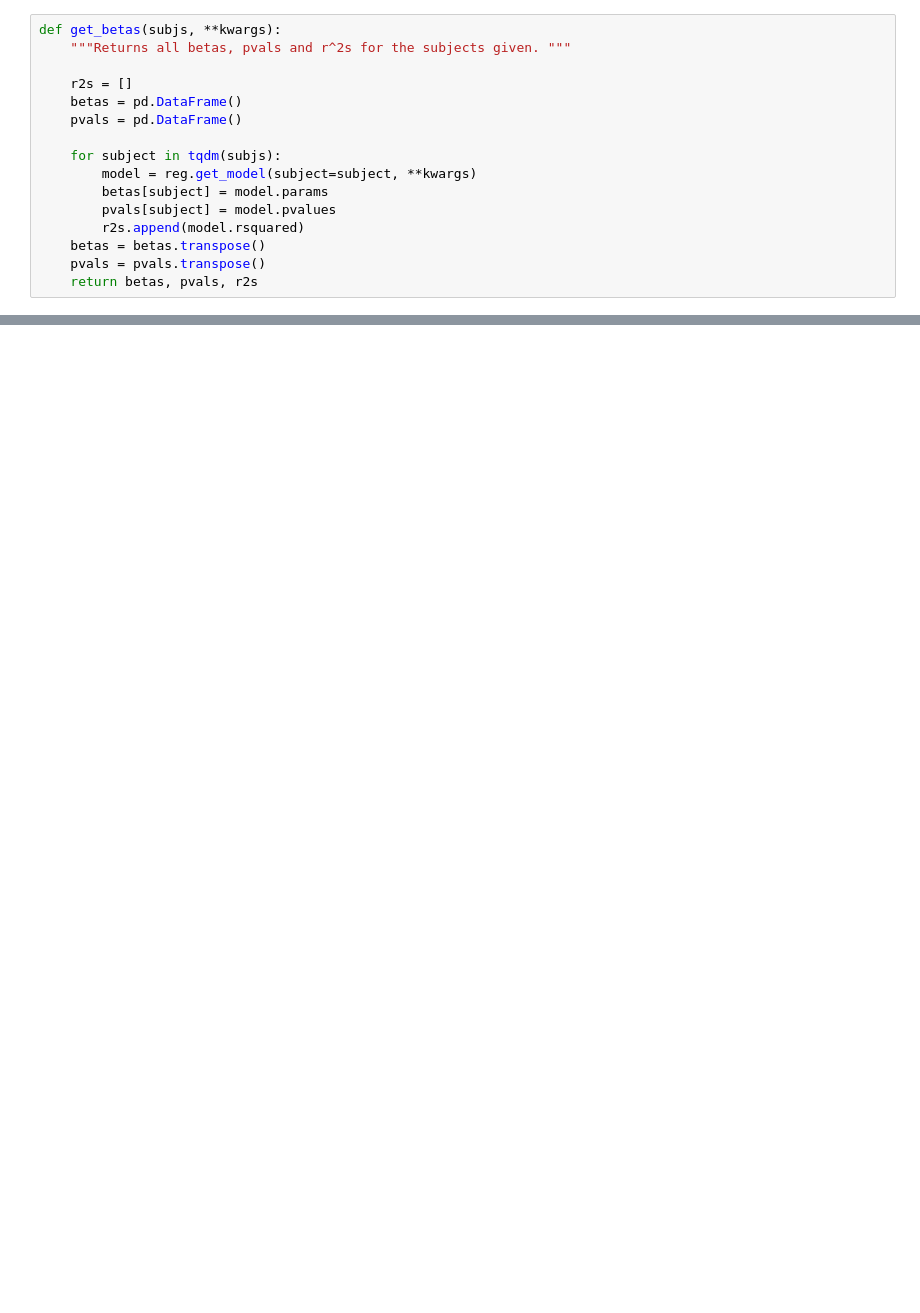
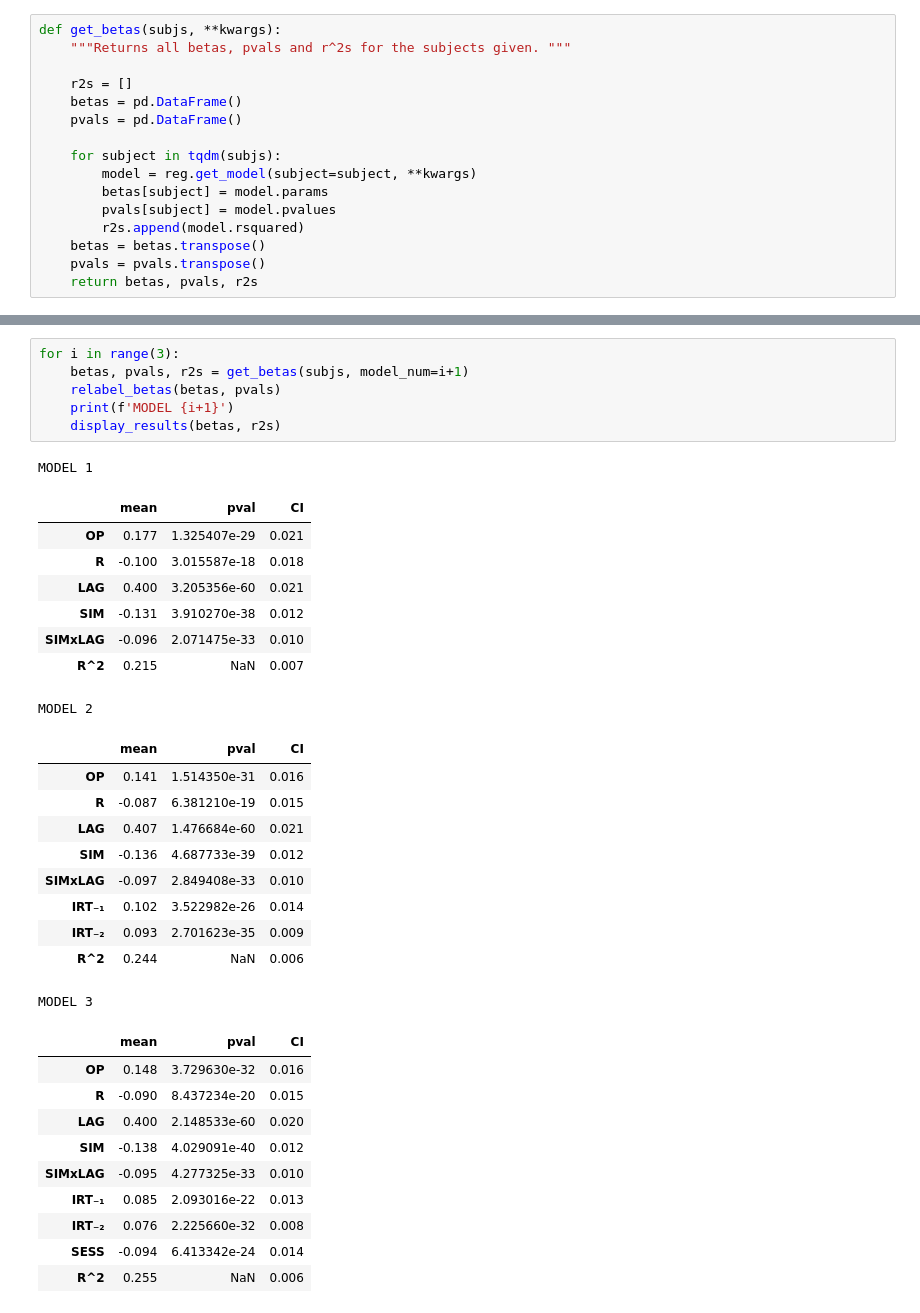
Before and after one commit to shaigoldman/IRT_git, a Jupyter notebook: CodeBase/BetaDists.ipynb, the cells around one changed output, grey strips where cells are left out. Saved outputs shown, nothing was run; the diff lists cells and outputs as text; blank space fills up the shorter version.

```diff
--- a/CodeBase/BetaDists.ipynb
+++ b/CodeBase/BetaDists.ipynb
@@ -96,0 +107,36 @@ Text(0, 0.5, 'Z(Beta Coeficient)')
+# %%
+for i in range(3):
+    betas, pvals, r2s = get_betas(subjs, model_num=i+1)
+    relabel_betas(betas, pvals)
+    print(f'MODEL {i+1}')
+    display_results(betas, r2s)
+# %% [output]
+MODEL 1
+|  | mean | pval | CI |
+| OP | 0.177 | 1.325407e-29 | 0.021 |
+| R | -0.100 | 3.015587e-18 | 0.018 |
+| LAG | 0.400 | 3.205356e-60 | 0.021 |
+| SIM | -0.131 | 3.910270e-38 | 0.012 |
+| SIMxLAG | -0.096 | 2.071475e-33 | 0.010 |
+| R^2 | 0.215 | NaN | 0.007 |
+MODEL 2
+|  | mean | pval | CI |
+| OP | 0.141 | 1.514350e-31 | 0.016 |
+| R | -0.087 | 6.381210e-19 | 0.015 |
+| LAG | 0.407 | 1.476684e-60 | 0.021 |
+| SIM | -0.136 | 4.687733e-39 | 0.012 |
+| SIMxLAG | -0.097 | 2.849408e-33 | 0.010 |
+| IRT₋₁ | 0.102 | 3.522982e-26 | 0.014 |
+| IRT₋₂ | 0.093 | 2.701623e-35 | 0.009 |
+| R^2 | 0.244 | NaN | 0.006 |
+MODEL 3
+|  | mean | pval | CI |
+| OP | 0.148 | 3.729630e-32 | 0.016 |
+| R | -0.090 | 8.437234e-20 | 0.015 |
+| LAG | 0.400 | 2.148533e-60 | 0.020 |
+| SIM | -0.138 | 4.029091e-40 | 0.012 |
+| SIMxLAG | -0.095 | 4.277325e-33 | 0.010 |
+| IRT₋₁ | 0.085 | 2.093016e-22 | 0.013 |
+| IRT₋₂ | 0.076 | 2.225660e-32 | 0.008 |
+| SESS | -0.094 | 6.413342e-24 | 0.014 |
+| R^2 | 0.255 | NaN | 0.006 |
```
Also changed, not shown: parts of 11 cells of this notebook, 14 other files.
